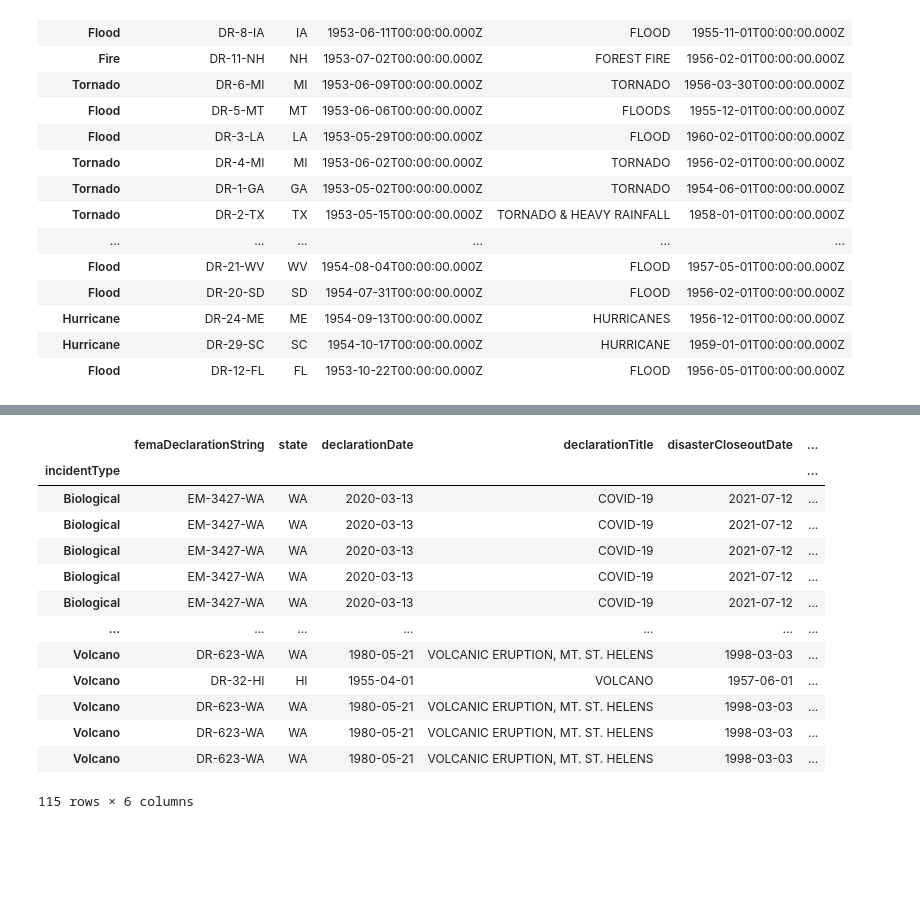
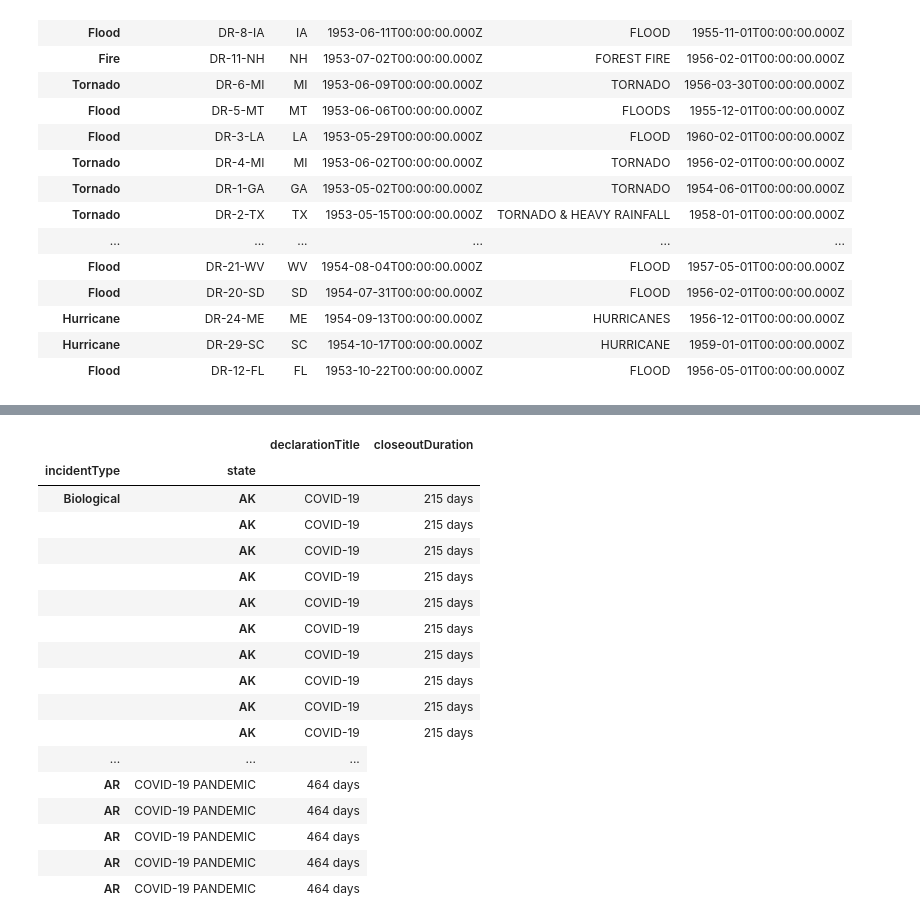
Before and after one commit to bwsi-remote-sensing-2021/Group5PandaProject, a Jupyter notebook: Project.ipynb, the cells around one changed output, grey strips where cells are left out. Drawn from its saved outputs; the diff is of its cells as text; code cells hidden in the pictures; blank space fills up the shorter version.

```diff
--- a/Project.ipynb
+++ b/Project.ipynb
@@ -57,20 +57,26 @@ data
 61942 rows × 6 columns
-# %%
-data_unique = data.groupby(['femaDeclarationString']).head(1)
-data_sorted = data_unique.sort_values('closeoutDuration', ascending=False)
-data.groupby(['incidentType']).head(5).sort_values('incidentType')
-# %% [output]
-|  | femaDeclarationString | state | declarationDate | declarationTitle | disasterCloseoutDate | ... |
-| incidentType |  |  |  |  |  | ... |
-| Biological | EM-3427-WA | WA | 2020-03-13 | COVID-19 | 2021-07-12 | ... |
-| Biological | EM-3427-WA | WA | 2020-03-13 | COVID-19 | 2021-07-12 | ... |
-| Biological | EM-3427-WA | WA | 2020-03-13 | COVID-19 | 2021-07-12 | ... |
-| Biological | EM-3427-WA | WA | 2020-03-13 | COVID-19 | 2021-07-12 | ... |
-| Biological | EM-3427-WA | WA | 2020-03-13 | COVID-19 | 2021-07-12 | ... |
-| ... | ... | ... | ... | ... | ... | ... |
-| Volcano | DR-623-WA | WA | 1980-05-21 | VOLCANIC ERUPTION, MT. ST. HELENS | 1998-03-03 | ... |
-| Volcano | DR-32-HI | HI | 1955-04-01 | VOLCANO | 1957-06-01 | ... |
-| Volcano | DR-623-WA | WA | 1980-05-21 | VOLCANIC ERUPTION, MT. ST. HELENS | 1998-03-03 | ... |
-| Volcano | DR-623-WA | WA | 1980-05-21 | VOLCANIC ERUPTION, MT. ST. HELENS | 1998-03-03 | ... |
-| Volcano | DR-623-WA | WA | 1980-05-21 | VOLCANIC ERUPTION, MT. ST. HELENS | 1998-03-03 | ... |
-115 rows × 6 columns
+# %%
+data = data.reset_index()
+data = data.set_index(['incidentType','state'])
+data = data.sort_index()
+data = data.drop(['femaDeclarationString','disasterCloseoutDate','disasterCloseoutDate','declarationDate'],axis = 1)
+data.head(1000)
+# %% [output]
+|  |  | declarationTitle | closeoutDuration |
+| incidentType | state |  |  |
+| Biological | AK | COVID-19 | 215 days |
+|  | AK | COVID-19 | 215 days |
+|  | AK | COVID-19 | 215 days |
+|  | AK | COVID-19 | 215 days |
+|  | AK | COVID-19 | 215 days |
+|  | AK | COVID-19 | 215 days |
+|  | AK | COVID-19 | 215 days |
+|  | AK | COVID-19 | 215 days |
+|  | AK | COVID-19 | 215 days |
+|  | AK | COVID-19 | 215 days |
+| ... | ... | ... |
+| AR | COVID-19 PANDEMIC | 464 days |
+| AR | COVID-19 PANDEMIC | 464 days |
+| AR | COVID-19 PANDEMIC | 464 days |
+| AR | COVID-19 PANDEMIC | 464 days |
+| AR | COVID-19 PANDEMIC | 464 days |
```
Also changed, not shown: parts of 3 cells of this notebook.
